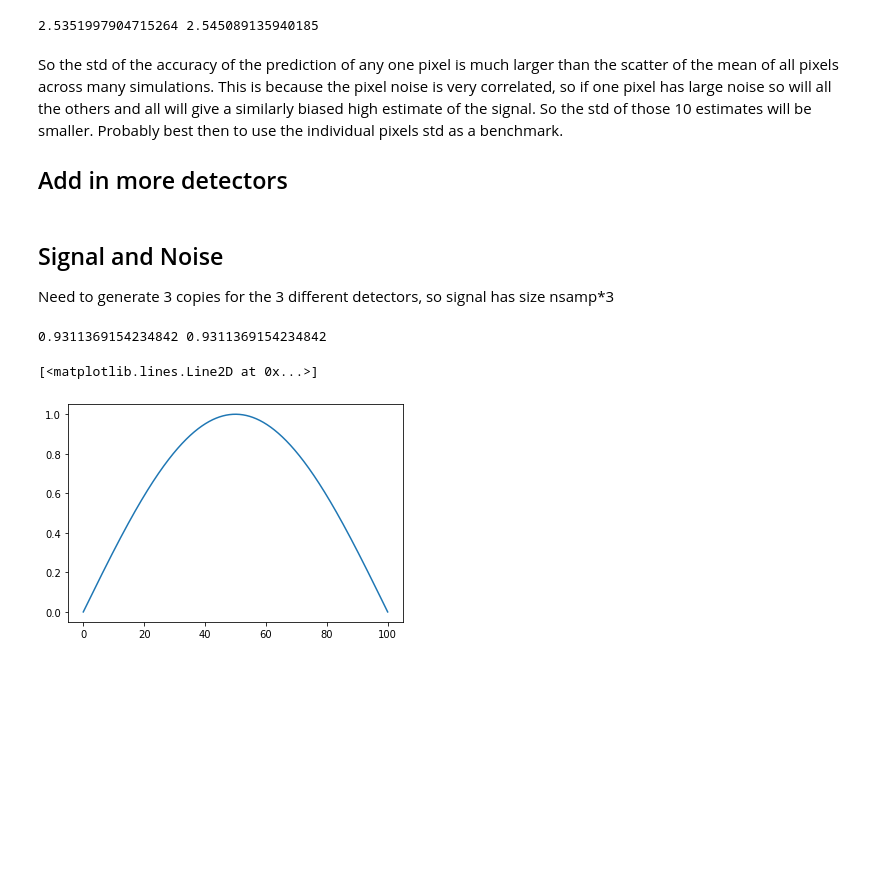
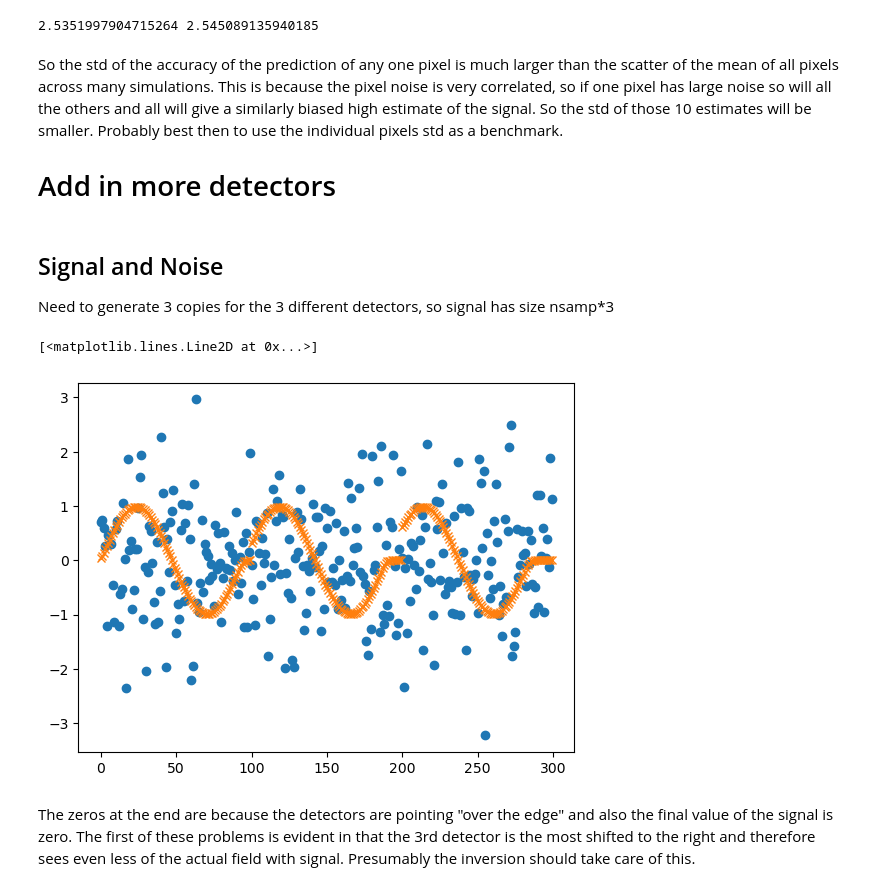
Before and after one commit to dodelson/SPT, a Jupyter notebook: Naess.ipynb, the cells around one changed output. Saved outputs shown, nothing was run; the diff lists cells and outputs as text; code cells hidden in the pictures; blank space fills up the shorter version.

Commit message:
multiple detectors; noise fixed

```diff
--- a/Naess.ipynb
+++ b/Naess.ipynb
@@ -252,7 +252,7 @@ print(np.std(delta),np.std(deltb))
 So the std of the accuracy of the prediction of any one pixel is much larger than the scatter of the mean of all pixels across many simulations. This is because the pixel noise is very correlated,
 so if one pixel has large noise so will all the others and all will give a similarly biased high estimate of the signal. So the std of those 10 estimates will be smaller. Probably best then to use the individual pixels std as a benchmark.
 
-## Add in more detectors
+# Add in more detectors
 # %%
 import numpy as np
 
@@ -287,22 +291,47 @@ for d, offset in enumerate(detector_offsets):  # Loop over detectors
 ## Signal and Noise
 Need to generate 3 copies for the 3 different detectors, so signal has size nsamp*3
 # %%
+## Put in the signal
+signal = np.sin(np.linspace(0, 2 * np.pi, npix))
+
+## Noise
+
+# Define frequency-domain power spectrum (inverse covariance)
 freq = np.fft.rfftfreq(nsamp)
-inv_ps = 1/(1+(np.maximum(freq,freq[1]/2)/0.03)**-3.5)
-F = np.zeros((nsamp*N_det,nsamp*N_det))
+inv_ps = 1 / (1 + (np.maximum(freq, freq[1] / 2) / 0.03) ** -3.5)
+
+# Initialize the full noise correlation matrix F (block-diagonal)
+F = np.zeros((nsamp * N_det, nsamp * N_det))
+
+# Identity matrix for impulse response
 I = np.eye(nsamp)
-for d in range(N_det):
-    for i in range(nsamp):
-        F[nsamp*d:nsamp*(d+1),i+N_det*d] = np.fft.irfft(inv_ps*np.fft.rfft(I[i]), n=nsamp)
-#The signal itself consists of just a long-wavelength sine wave:5
-print(F[0,0],F[99,99])
+
+# Construct block-diagonal noise covariance (uncorrelated between detectors)
+for d in range(N_det):  # Loop over detectors
+    for i in range(nsamp):  # Loop over time samples
+        row_idx = d * nsamp + i  # Index in full matrix
+        col_start = d * nsamp  # Block placement (only within the same detector)
+
+        # Generate noise correlation for a single detector
+        noise_corr = np.fft.irfft(inv_ps * np.fft.rfft(I[i]), n=nsamp)
+
+        # Assign to the block-diagonal part of F
+        F[row_idx, col_start:col_start + nsamp] = noise_corr
+
+# Add small identity term to avoid singular matrix issues
+F += 1e-10 * np.eye(nsamp * N_det)
+
+# Generate correlated noise realizations
+L = np.linalg.cholesky(F)  # Cholesky decomposition
+white_noise = np.random.randn(nsamp * N_det)  # White noise
+correlated_noise = L @ white_noise  # Apply correlation
-# %% [output]
-0.9311369154234842 0.9311369154234842
 # %%
-#plt.plot(pix,signal[:nsamp])
-#plt.plot(pix,signal[nsamp:2*nsamp])
-plt.plot(pix,signal[2*nsamp:])
+data=Pw.dot(signal)+ correlated_noise
+plt.plot(correlated_noise,'o')
+plt.plot(Pw.dot(signal),'x')
 # %% [output]
 [<matplotlib.lines.Line2D at 0x...>]
-[figure, old version]
+[figure, new version]
+# %% [markdown]
+The zeros at the end are because the detectors are pointing "over the edge" and also the final value of the signal is zero. The first of these problems is evident in that the 3rd detector is the most shifted to the right and therefore sees even less of the actual field with signal. Presumably the inversion should take care of this.
 # %%
```
Also changed, not shown: parts of 30 cells of this notebook.
